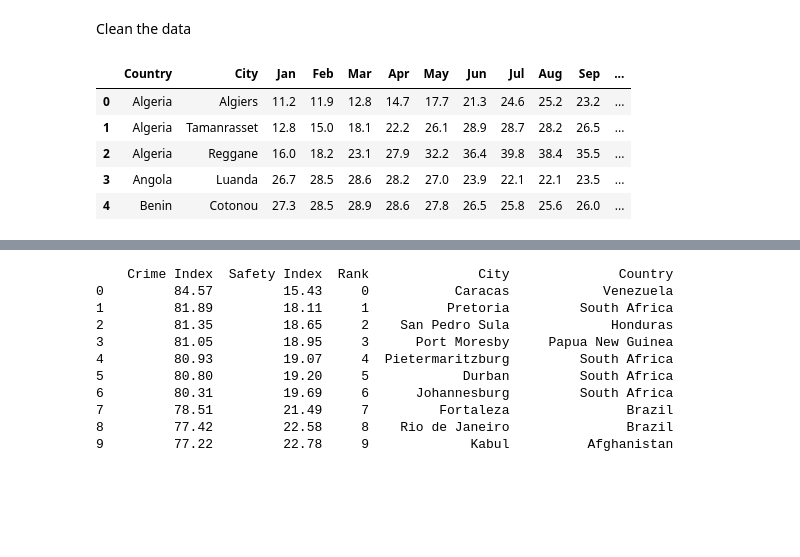
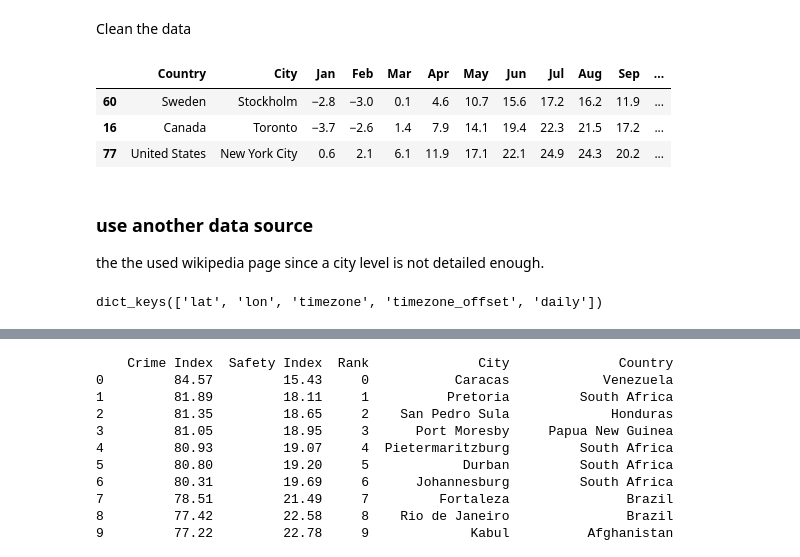
Before and after one commit to faxmaskinen/SimiliarNeighborhoods, a Jupyter notebook: scripts/similiar_neighborhoods.ipynb, the cells around one changed output, grey strips where cells are left out. Saved outputs shown, nothing was run; the diff lists cells and outputs as text; code cells hidden in the pictures; blank space fills up the shorter version.

Commit message:
average temp and most commin weather added

```diff
--- a/scripts/similiar_neighborhoods.ipynb
+++ b/scripts/similiar_neighborhoods.ipynb
@@ -169,4 +170,6 @@ first we read data from wikipedia
 # %%
 url = 'https://en.wikipedia.org/wiki/List_of_cities_by_average_temperature'
-df_city_weather = pd.read_html(url, attrs={"class": "wikitable"})[0]   # 0 is for the 1st table in this particular page
-df_city_weather.head()
+df_city_weather_eu = pd.read_html(url, attrs={"class": "wikitable"})[2]   # 0 is for the 1st table in this particular page
+df_city_weather_na = pd.read_html(url, attrs={"class": "wikitable"})[3]
+df_city_weather = pd.concat([df_city_weather_eu, df_city_weather_na])
+# df_city_weather.head()
@@ -182,19 +178,24 @@ Clean the data
 # %%
 # remove the farenheit temperature values
 weather_months = df_city_weather.columns.drop(['Country','City','Ref.']) # list of months
 
 for month in  weather_months:
     df_city_weather[str(month)] = df_city_weather[str(month)].str.replace(r"\(.*\)","") # Remove the parenthesis + the within
 
 # drop the ref column
 df_city_weather = df_city_weather.drop(['Ref.'], axis=1)
 
 # the cities average temperatures in celsius
-df_city_weather.head()
+# df_city_weather.head()
+
+# cities of interest
+df_city_weather[df_city_weather["City"].str.lower().str.contains("stock|new york|toro")]
+# pd.set_option('display.max_columns', None)
 # %% [output]
 |  | Country | City | Jan | Feb | Mar | Apr | May | Jun | Jul | Aug | Sep | ... |
-| 0 | Algeria | Algiers | 11.2 | 11.9 | 12.8 | 14.7 | 17.7 | 21.3 | 24.6 | 25.2 | 23.2 | ... |
-| 1 | Algeria | Tamanrasset | 12.8 | 15.0 | 18.1 | 22.2 | 26.1 | 28.9 | 28.7 | 28.2 | 26.5 | ... |
-| 2 | Algeria | Reggane | 16.0 | 18.2 | 23.1 | 27.9 | 32.2 | 36.4 | 39.8 | 38.4 | 35.5 | ... |
-| 3 | Angola | Luanda | 26.7 | 28.5 | 28.6 | 28.2 | 27.0 | 23.9 | 22.1 | 22.1 | 23.5 | ... |
-| 4 | Benin | Cotonou | 27.3 | 28.5 | 28.9 | 28.6 | 27.8 | 26.5 | 25.8 | 25.6 | 26.0 | ... |
+| 60 | Sweden | Stockholm | −2.8 | −3.0 | 0.1 | 4.6 | 10.7 | 15.6 | 17.2 | 16.2 | 11.9 | ... |
+| 16 | Canada | Toronto | −3.7 | −2.6 | 1.4 | 7.9 | 14.1 | 19.4 | 22.3 | 21.5 | 17.2 | ... |
+| 77 | United States | New York City | 0.6 | 2.1 | 6.1 | 11.9 | 17.1 | 22.1 | 24.9 | 24.3 | 20.2 | ... |
+# %% [markdown]
+### use another data source
+the the used wikipedia page since a city level is not detailed enough.
@@ -200,0 +210,9 @@ df_city_weather.head()
+# %%
+results.keys()
+# results['current']['temp']
+# results['daily'][0].keys()
+# results['daily'][0]['weather'][0]['main']
+# results['daily'][0]['dt']
+# results['daily'][0]['temp']['day']
+# %% [output]
+dict_keys(['lat', 'lon', 'timezone', 'timezone_offset', 'daily'])
```
Also changed, not shown: parts of 21 cells of this notebook.
